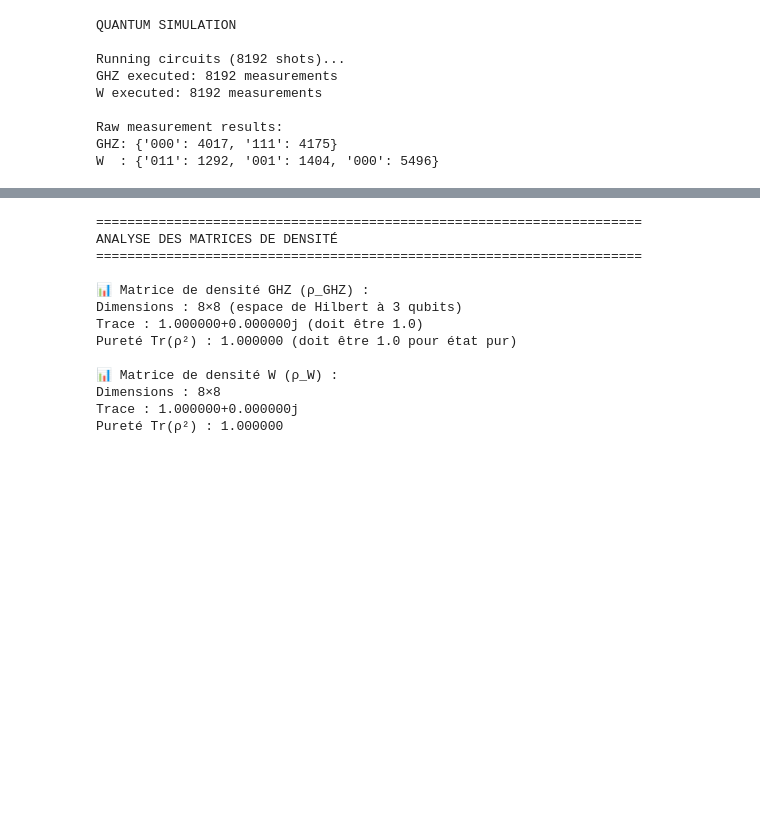
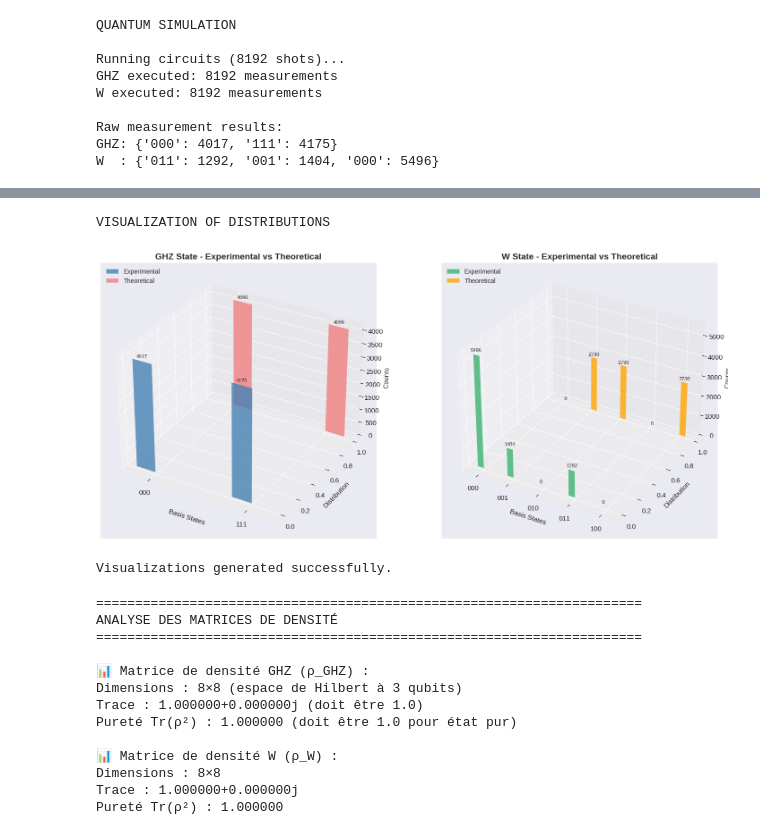
Before and after one commit to Zohrae/QC-project, a Jupyter notebook: Implementation_code.ipynb, the cells around one changed output, grey strips where cells are left out. Saved outputs shown, nothing was run; the diff lists cells and outputs as text; code cells hidden in the pictures; blank space fills up the shorter version.

Commit message:
Probability Distribution Visualization for both circuits W and GHZ

```diff
--- a/Implementation_code.ipynb
+++ b/Implementation_code.ipynb
@@ -624,3 +554,78 @@ VISUALISATION DES DISTRIBUTIONS
+# %%
+# VISUALIZATION OF DISTRIBUTIONS (3D with values on top, fixed)
+
+from mpl_toolkits.mplot3d import Axes3D
+
+print("VISUALIZATION OF DISTRIBUTIONS")
+
+def plot_3d_histogram_with_values(counts_list, labels, colors, title, ax):
+    """
+    Plot a 3D bar histogram comparing multiple distributions,
+    with values displayed on top of each bar.
+
+    Args:
+        counts_list: List of dicts with state counts
+        labels: List of labels for each distribution
+        colors: List of colors for each distribution
+        title: Plot title
+        ax: matplotlib 3D axis
+    """
+    states = sorted(list(set().union(*[c.keys() for c in counts_list])))
+    n = len(states)
+    m = len(counts_list)
+    xpos = np.arange(n)
+    width = 0.2
+
+    for i, counts in enumerate(counts_list):
+        yvals = [counts.get(state, 0) for state in states]
+        ax.bar(xpos + i*width, yvals, zs=i, zdir='y', width=width, color=colors[i], alpha=0.8, label=labels[i])
+
+        # Add text values on top of bars using known positions
+        for xi, val in zip(xpos, yvals):
+            ax.text(xi + i*width, i, val + max(yvals)*0.02, f"{val}", ha='center', va='bottom', fontsize=8, rotation=90)
+
+    ax.set_xticks(xpos + width*(m-1)/2)
+    ax.set_xticklabels(states)
+    ax.set_xlabel('Basis States')
+    ax.set_ylabel('Distribution')
+    ax.set_zlabel('Counts')
+    ax.set_title(title, fontsize=14, fontweight='bold')
+    ax.legend(loc='upper left', fontsize=10)
+
+
+# Create a figure with two 3D plots side by side
+fig = plt.figure(figsize=(18, 8))
+
+# GHZ
+ax1 = fig.add_subplot(1, 2, 1, projection='3d')
+theory_ghz_counts = {k: int(v * SHOTS_SIMULATION) for k, v in theory_ghz.items()}
+plot_3d_histogram_with_values(
+    counts_list=[counts_ghz, theory_ghz_counts],
+    labels=['Experimental', 'Theoretical'],
+    colors=['steelblue', 'lightcoral'],
+    title='GHZ State - Experimental vs Theoretical',
+    ax=ax1
+)
+
+# W
+ax2 = fig.add_subplot(1, 2, 2, projection='3d')
+theory_w_counts = {k: int(v * SHOTS_SIMULATION) for k, v in theory_w.items()}
+plot_3d_histogram_with_values(
+    counts_list=[counts_w, theory_w_counts],
+    labels=['Experimental', 'Theoretical'],
+    colors=['mediumseagreen', 'orange'],
+    title='W State - Experimental vs Theoretical',
+    ax=ax2
+)
+
+plt.tight_layout()
+plt.show()
+
+print("\nVisualizations generated successfully.")
+# %% [output]
+VISUALIZATION OF DISTRIBUTIONS
+[figure, added]
+Visualizations generated successfully.
 # %%
 # SECTION 11 : MATRICES DE DENSITÉ
 # ============================================================================
```
Also changed, not shown: parts of 3 cells of this notebook.
